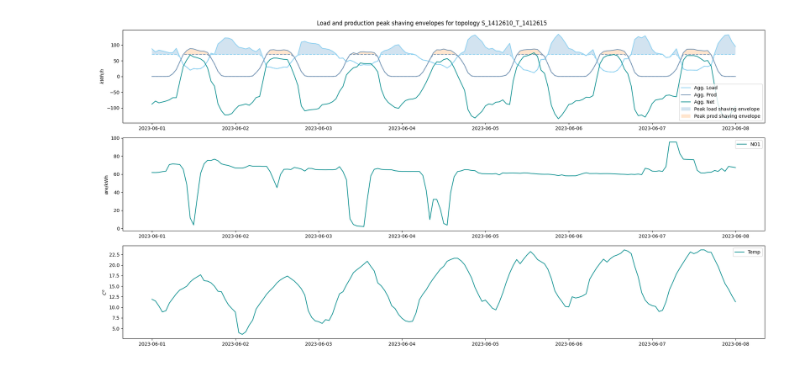
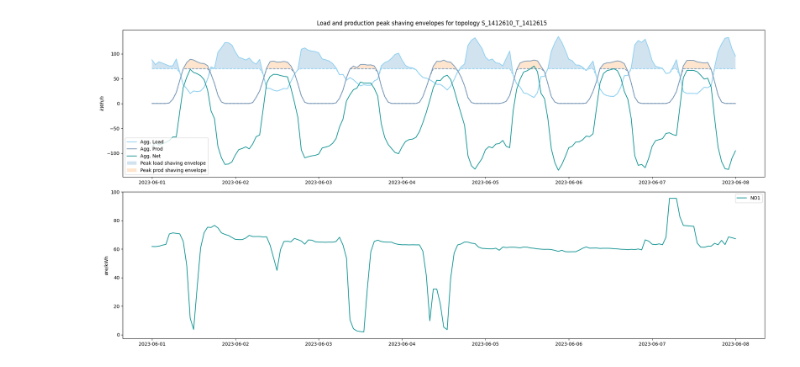
Before and after one commit to pmaree/Norgesnett, a Jupyter notebook: sandbox/notebook/peak_load_shaving.ipynb, the cells around one changed output. Cells and saved outputs as stored; diff of their text form; code cells hidden in the pictures.

```diff
--- a/sandbox/notebook/peak_load_shaving.ipynb
+++ b/sandbox/notebook/peak_load_shaving.ipynb
@@ -16,8 +17,9 @@ def print_df(df: pl.DataFrame, sort_by: str, n:int):
         print(df.sort(by=sort_by, descending=True).head(n))
 # %%
 # date range of simulation
+forecast_range = 7
 from_date = datetime(year=2023, month=6, day=1, hour=0, minute=0, second=0)
-to_date = from_date + timedelta(days=7)
+to_date = from_date + timedelta(days=forecast_range)
 # %%
 # load data frames
 topology = 'S_1412610_T_1412615'
@@ -88,30 +88,26 @@ df = (topology_df.sort(by=['fromTime']).group_by_dynamic('fromTime', every='1h')
                .otherwise(pl.col('p_prod_sum_kwh')-pl.col('req_prod_kwh')).alias('shave_prod_by_kwh')
                )
 # %%
-fig, ax = plt.subplots(3,1, figsize=(20,10))
+fig, ax = plt.subplots(2,1, figsize=(20,10))
 
 ax[0].plot(df['fromTime'], df['p_load_sum_kwh'], color='#89CFF0', label='Agg. Load')
 ax[0].plot(df['fromTime'], df['req_load_kwh'], color='#89CFF0', linestyle='dashed')
 ax[0].plot(df['fromTime'], df['p_prod_sum_kwh'], color='#7393B3', label='Agg. Prod')
 ax[0].plot(df['fromTime'], df['req_prod_kwh'], color='#7393B3', linestyle='dashed')
 ax[0].plot(df['fromTime'], df['p_export_sum_kwh'], color='#088F8F', label='Agg. Net')
 
 ax[0].fill_between(df['fromTime'], df['p_load_sum_kwh'], df['req_load_kwh'], alpha=0.2, label='Peak load shaving envelope')
 ax[0].fill_between(df['fromTime'], df['p_prod_sum_kwh'], df['req_prod_kwh'], alpha=0.2, label='Peak prod shaving envelope')
 ax[0].set_ylabel('$kWh/h$')
 ax[0].legend()
 
 ax[1].plot(price_df['timestamp'], price_df[price_area]*100, color='#088F8F', label=f'{price_area}')
 ax[1].set_ylabel('øre/kWh')
 ax[1].legend()
 
-ax[2].plot(weather_df['timestamp'], weather_df['temp'], color='#088F8F', label='Temp')
-ax[2].set_ylabel('$C^o$')
-ax[2].legend()
-
 plt.suptitle(f'Load and production peak shaving envelopes for topology {topology}')
 fig.tight_layout()
 # %% [output]
-[figure, old version]
+[figure, new version]
 # %%
 df_envelope=df.select(['fromTime', 'shave_load_by_kwh','shave_prod_by_kwh'])
```
Also changed, not shown: parts of 10 cells of this notebook, 4 other files.
